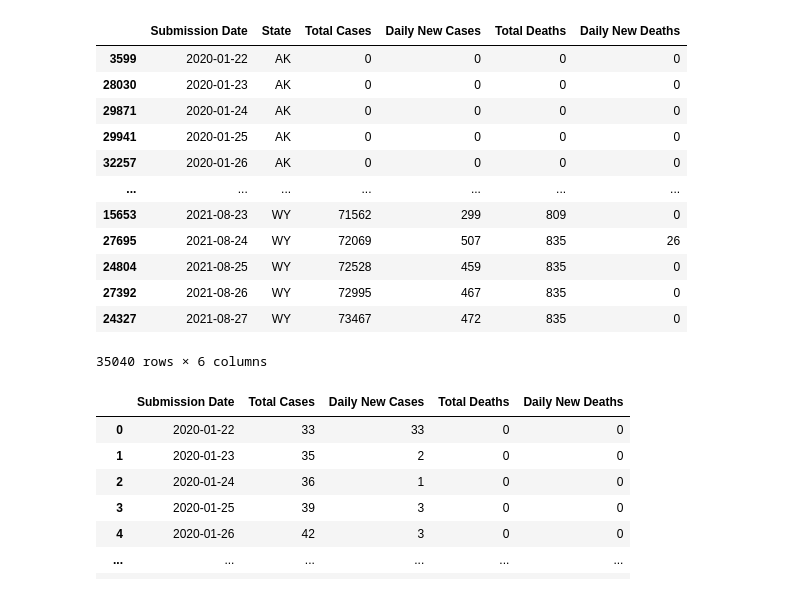
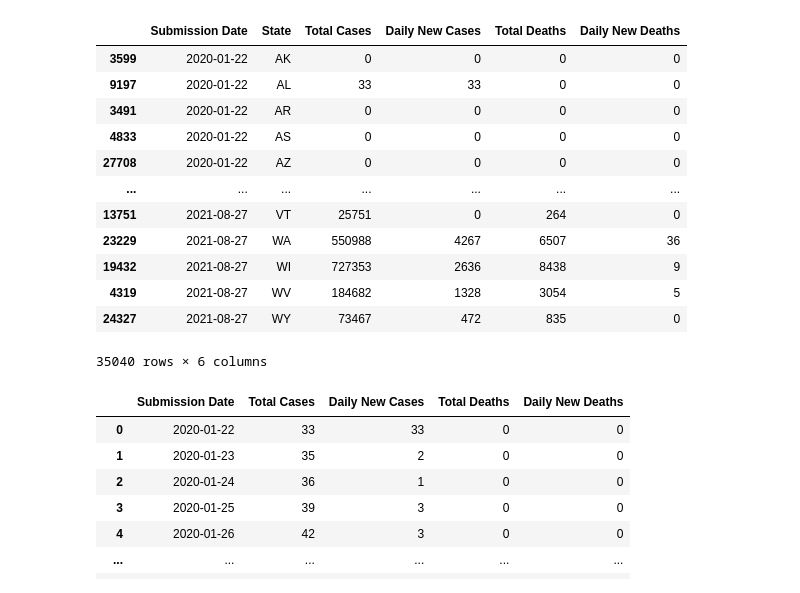
Before and after one commit to dmtiblin/Project-1, a Jupyter notebook: Galen/project 1 test/sp500test.ipynb, the cells around one changed output. Saved outputs shown, nothing was run; the diff lists cells and outputs as text; code cells hidden in the pictures.

```diff
--- a/Galen/project 1 test/sp500test.ipynb
+++ b/Galen/project 1 test/sp500test.ipynb
@@ -7,22 +7,22 @@ import scipy.stats as st
 # %%
 # import the covid date csv & clean
 covid_df= pd.read_csv('United_States_COVID-19_Cases_and_Deaths_by_State_over_Time.csv',thousands=',', parse_dates=[0])
 covid_df.drop(['consent_cases', 'consent_deaths', 'created_at', 'conf_cases','prob_cases', 'conf_death','pnew_case','prob_death', 'pnew_death'], axis= 1, inplace = True)
 covid_df.rename(columns={'submission_date':'Submission Date','state':'State','tot_cases':'Total Cases','new_case':'Daily New Cases','tot_death':'Total Deaths','new_death': 'Daily New Deaths'}, inplace = True)
 
-covid_df.sort_values(['State','Submission Date'])
+covid_df.sort_values(['Submission Date','State'])
 # %% [output]
 |  | Submission Date | State | Total Cases | Daily New Cases | Total Deaths | Daily New Deaths |
 | 3599 | 2020-01-22 | AK | 0 | 0 | 0 | 0 |
-| 28030 | 2020-01-23 | AK | 0 | 0 | 0 | 0 |
-| 29871 | 2020-01-24 | AK | 0 | 0 | 0 | 0 |
-| 29941 | 2020-01-25 | AK | 0 | 0 | 0 | 0 |
-| 32257 | 2020-01-26 | AK | 0 | 0 | 0 | 0 |
+| 9197 | 2020-01-22 | AL | 33 | 33 | 0 | 0 |
+| 3491 | 2020-01-22 | AR | 0 | 0 | 0 | 0 |
+| 4833 | 2020-01-22 | AS | 0 | 0 | 0 | 0 |
+| 27708 | 2020-01-22 | AZ | 0 | 0 | 0 | 0 |
 | ... | ... | ... | ... | ... | ... | ... |
-| 15653 | 2021-08-23 | WY | 71562 | 299 | 809 | 0 |
-| 27695 | 2021-08-24 | WY | 72069 | 507 | 835 | 26 |
-| 24804 | 2021-08-25 | WY | 72528 | 459 | 835 | 0 |
-| 27392 | 2021-08-26 | WY | 72995 | 467 | 835 | 0 |
+| 13751 | 2021-08-27 | VT | 25751 | 0 | 264 | 0 |
+| 23229 | 2021-08-27 | WA | 550988 | 4267 | 6507 | 36 |
+| 19432 | 2021-08-27 | WI | 727353 | 2636 | 8438 | 9 |
+| 4319 | 2021-08-27 | WV | 184682 | 1328 | 3054 | 5 |
 | 24327 | 2021-08-27 | WY | 73467 | 472 | 835 | 0 |
 35040 rows × 6 columns
 # %%
```
Also changed, not shown: 15 other files.
